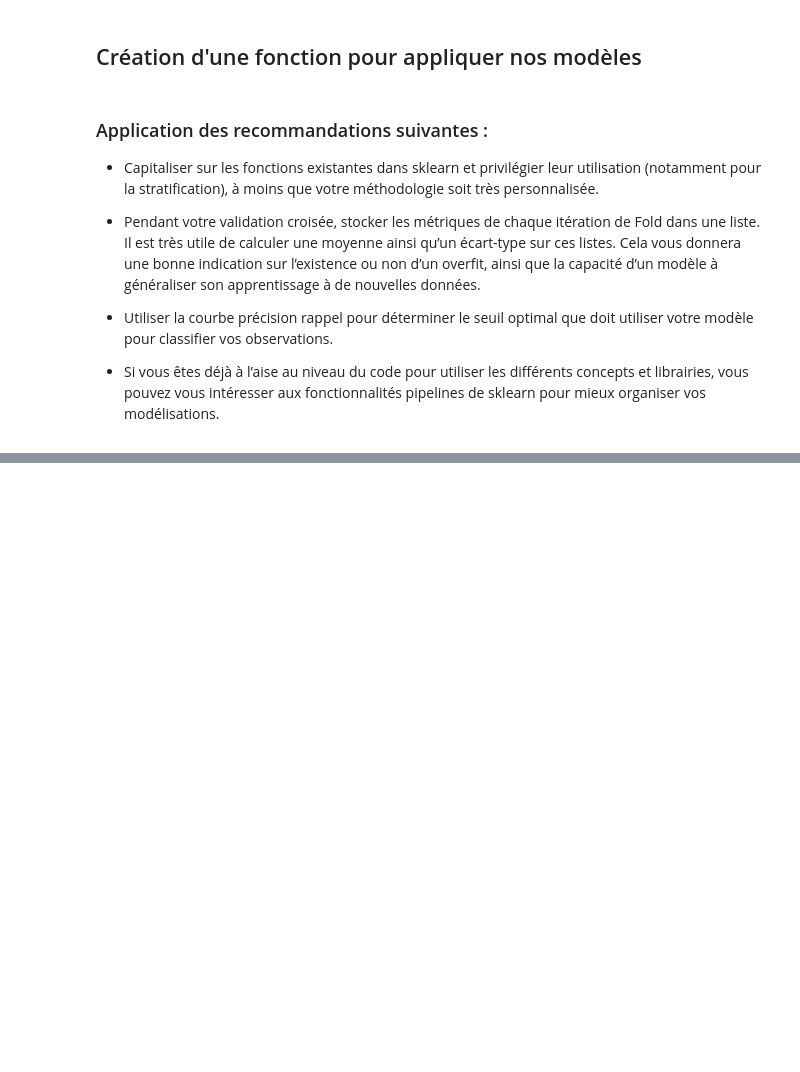
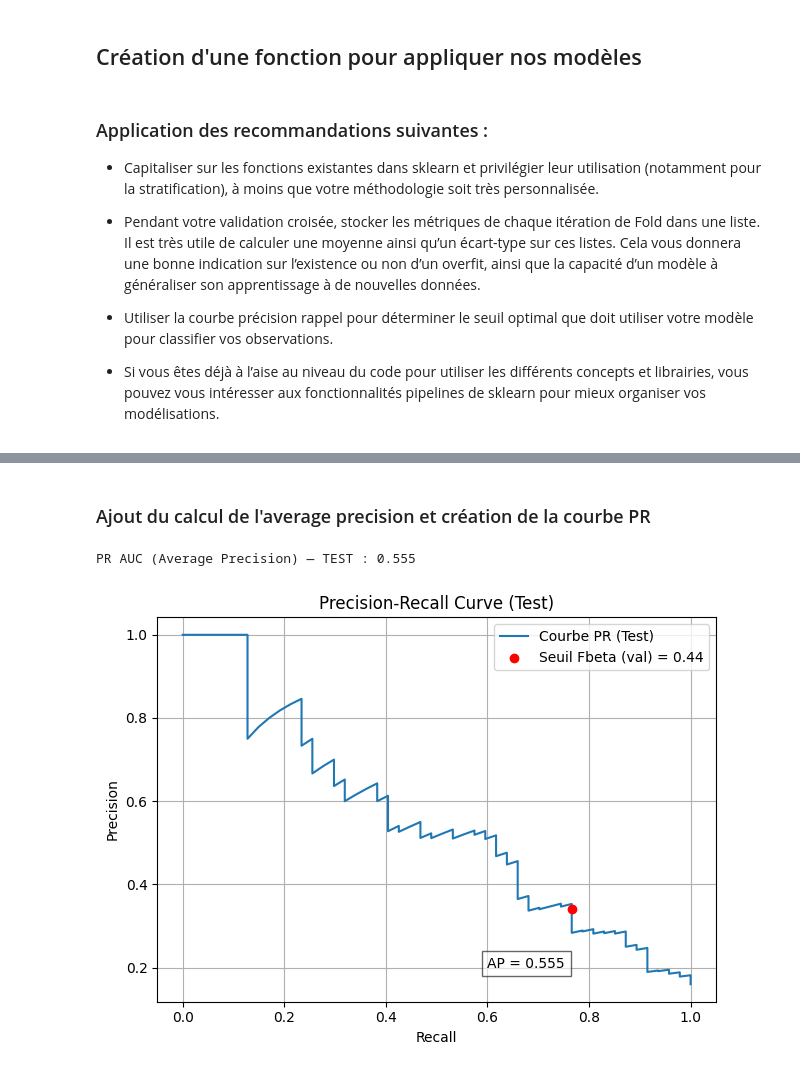
Before and after one commit to SCFlorian/Classifiez_automatiquement_des_informations, a Jupyter notebook: notebooks/notebook_4_amelioration_classification.ipynb, the cells around one changed output, grey strips where cells are left out. Drawn from its saved outputs; the diff is of its cells as text; code cells hidden in the pictures; blank space fills up the shorter version.

```diff
--- a/notebooks/notebook_4_amelioration_classification.ipynb
+++ b/notebooks/notebook_4_amelioration_classification.ipynb
@@ -352,0 +288,27 @@ CatBoost généralise mieux que RandomForest : l’écart train/val est plus rai
+# %% [markdown]
+### Ajout du calcul de l'average precision et création de la courbe PR
+# %%
+ap_test = average_precision_score(y_test, proba_test)   # PR AUC (Average Precision) — Test
+print(f"PR AUC (Average Precision) — TEST : {ap_test:.3f}")
+# Courbe PR (Test) pour visualiser + point au seuil optimal
+precision_test, recall_test, thresholds_test = precision_recall_curve(y_test, proba_test)
+# Point obtenu par application du seuil sur test
+y_pred_custom = (proba_test >= best_thr).astype(int)
+tp = ((y_test==1) & (y_pred_custom==1)).sum()
+fp = ((y_test==0) & (y_pred_custom==1)).sum()
+fn = ((y_test==1) & (y_pred_custom==0)).sum()
+prec_pt = tp / (tp + fp)
+rec_pt  = tp / (tp + fn)
+plt.plot(recall_test, precision_test, label="Courbe PR (Test)")
+plt.scatter(rec_pt, prec_pt, color="red", zorder=5, label=f"Seuil Fbeta (val) = {best_thr:.2f}")
+plt.text(0.6, 0.2, f"AP = {ap_test:.3f}", fontsize=10, bbox=dict(facecolor='white', alpha=0.6))
+plt.xlabel("Recall")
+plt.ylabel("Precision")
+plt.title("Precision-Recall Curve (Test)")
+plt.grid()
+plt.legend()
+plt.tight_layout()
+plt.show()
+# %% [output]
+PR AUC (Average Precision) — TEST : 0.555
+[figure, added]
```
Also changed, not shown: parts of 41 cells of this notebook, 4 other files.
